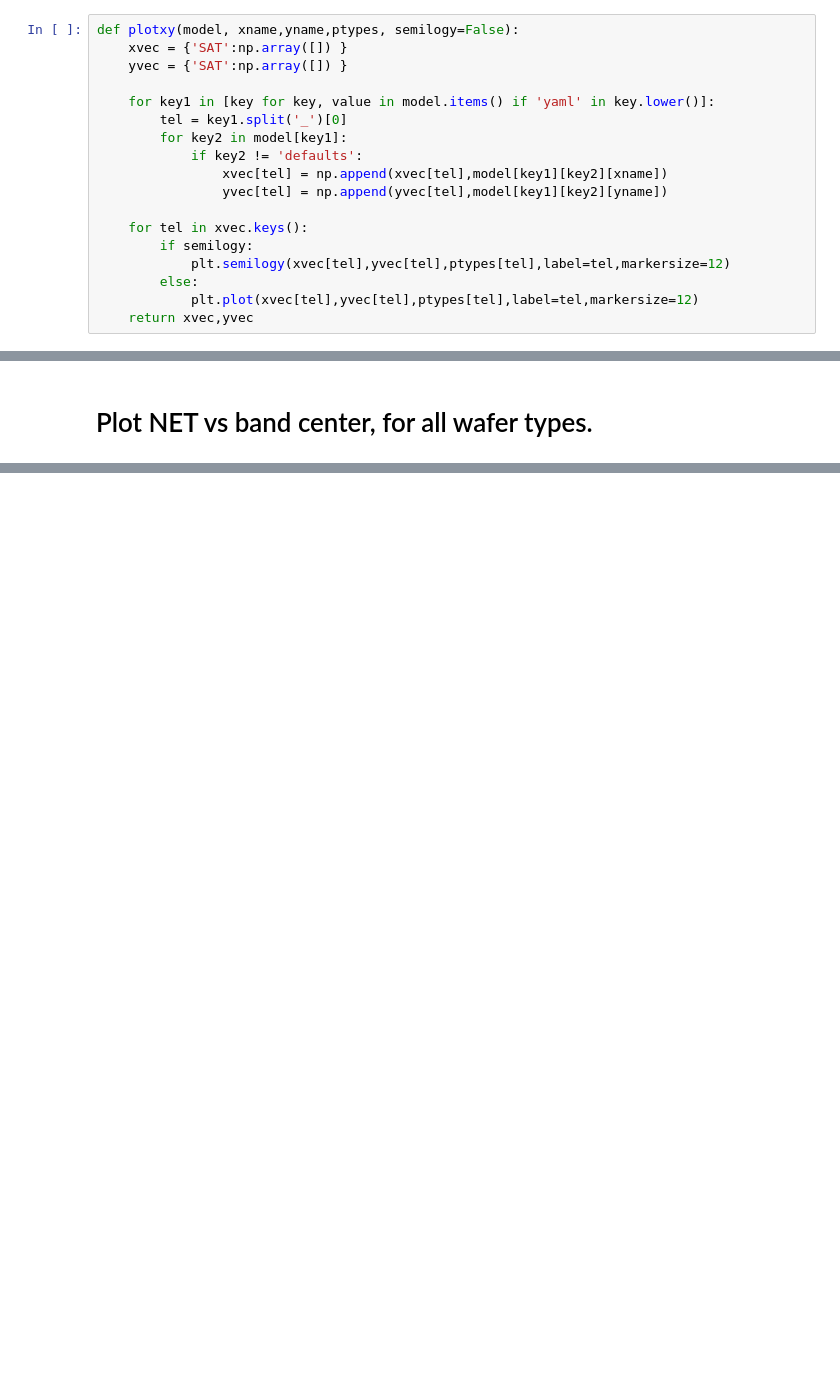
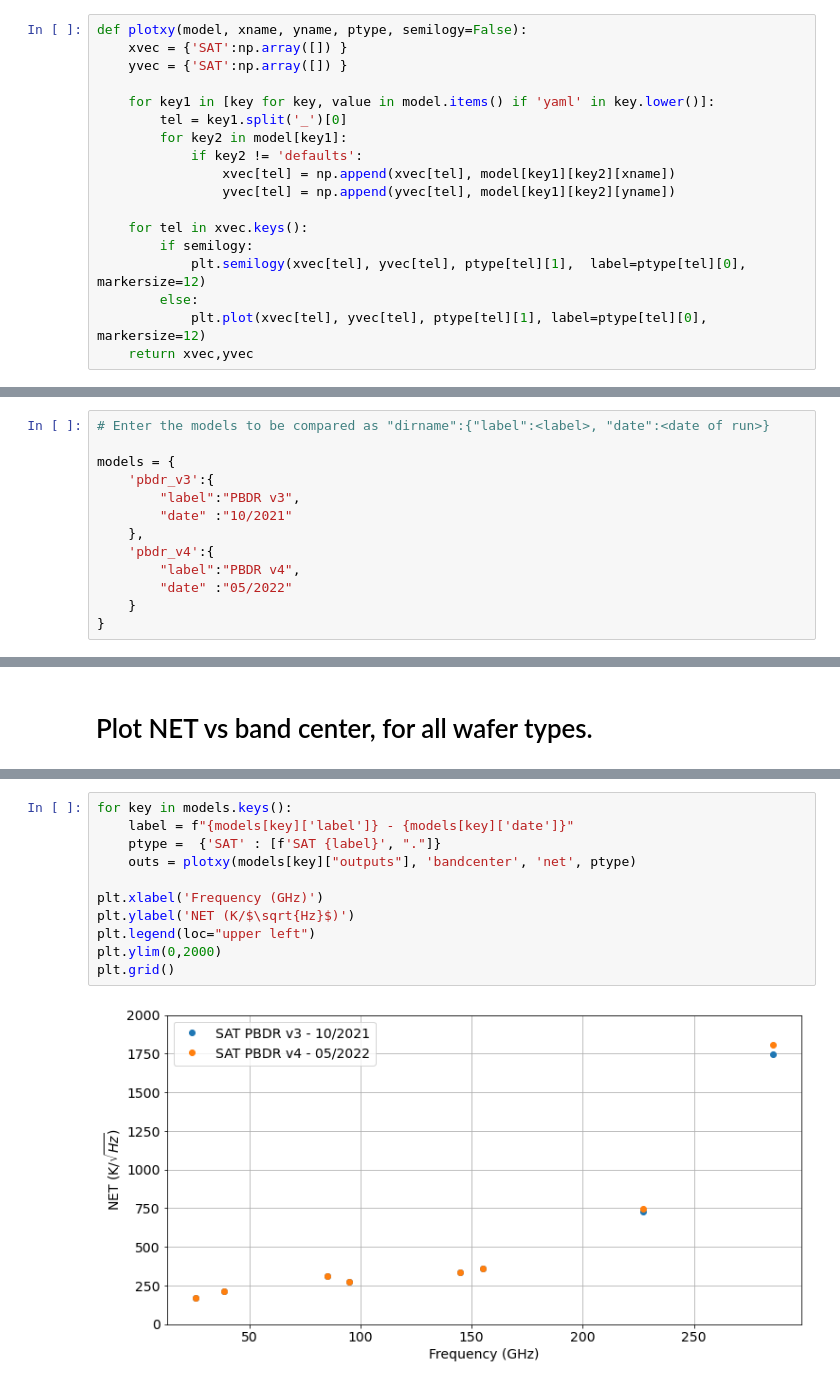
Before and after one commit to CMB-S4/bolo_calc_runs, a Jupyter notebook: bolo-calc/Comparisons.ipynb, the cells around one changed output, grey strips where cells are left out. Saved outputs shown, nothing was run; the diff lists cells and outputs as text; blank space fills up the shorter version.

```diff
--- a/bolo-calc/Comparisons.ipynb
+++ b/bolo-calc/Comparisons.ipynb
@@ -15,7 +17,7 @@ plt.rcParams['figure.figsize'] = [12, 6]
 # %% [markdown]
 ## Define generic plotting routine
 # %%
-def plotxy(model, xname,yname,ptypes, semilogy=False):
+def plotxy(model, xname, yname, ptype, semilogy=False):
     xvec = {'SAT':np.array([]) }
     yvec = {'SAT':np.array([]) }
 
@@ -23,12 +25,12 @@ def plotxy(model, xname,yname,ptypes, semilogy=False):
         tel = key1.split('_')[0]
         for key2 in model[key1]:
             if key2 != 'defaults':
-                xvec[tel] = np.append(xvec[tel],model[key1][key2][xname])
-                yvec[tel] = np.append(yvec[tel],model[key1][key2][yname])
+                xvec[tel] = np.append(xvec[tel], model[key1][key2][xname])
+                yvec[tel] = np.append(yvec[tel], model[key1][key2][yname])
 
     for tel in xvec.keys():
         if semilogy:
-            plt.semilogy(xvec[tel],yvec[tel],ptypes[tel],label=tel,markersize=12)
+            plt.semilogy(xvec[tel], yvec[tel], ptype[tel][1],  label=ptype[tel][0], markersize=12)
         else:
-            plt.plot(xvec[tel],yvec[tel],ptypes[tel],label=tel,markersize=12)
+            plt.plot(xvec[tel], yvec[tel], ptype[tel][1], label=ptype[tel][0], markersize=12)
     return xvec,yvec
@@ -34,0 +39,13 @@ def plotxy(model, xname,yname,ptypes, semilogy=False):
+# %%
+# Enter the models to be compared as "dirname":{"label":<label>, "date":<date of run>}
+
+models = {
+    'pbdr_v3':{
+        "label":"PBDR v3",
+        "date" :"10/2021"
+    },
+    'pbdr_v4':{
+        "label":"PBDR v4",
+        "date" :"05/2022"
+    }
+}
@@ -90,0 +156,13 @@ Plotting
+# %%
+for key in models.keys():
+    label = f"{models[key]['label']} - {models[key]['date']}"
+    ptype =  {'SAT' : [f'SAT {label}', "."]}
+    outs = plotxy(models[key]["outputs"], 'bandcenter', 'net', ptype)
+
+plt.xlabel('Frequency (GHz)')
+plt.ylabel('NET (K/$\sqrt{Hz}$)')
+plt.legend(loc="upper left")
+plt.ylim(0,2000)
+plt.grid()
+# %% [output]
+[figure, added]
```
Also changed, not shown: parts of 12 cells of this notebook, 1 other file.
